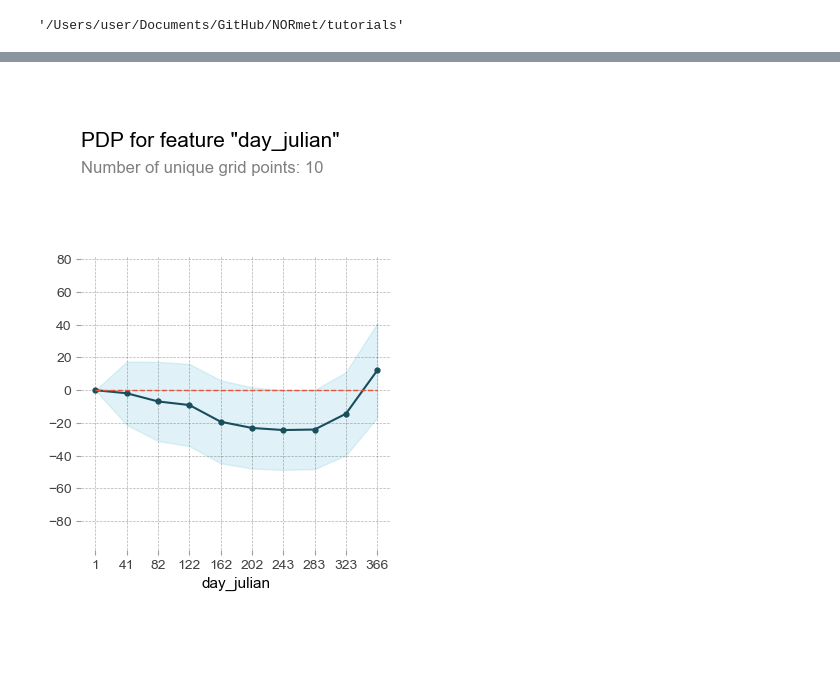
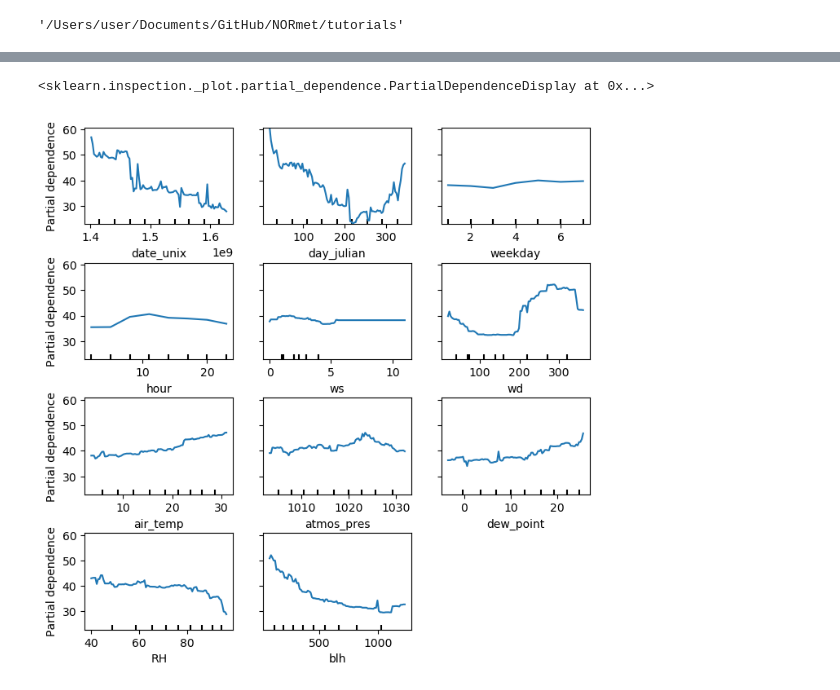
Before and after one commit to m-edal/normet, a Jupyter notebook: tutorials/Case1.ipynb, the cells around one changed output, grey strips where cells are left out. Saved outputs shown, nothing was run; the diff lists cells and outputs as text; code cells hidden in the pictures; blank space fills up the shorter version.

```diff
--- a/tutorials/Case1.ipynb
+++ b/tutorials/Case1.ipynb
@@ -119,5 +122,0 @@ from normet.pdp import partial_dependencies
-# %%
-pdp=partial_dependencies(automl, df,['date_unix','day_julian', 'weekday', 'hour',
-                                            'ws','wd', 'air_temp','atmos_pres', 'dew_point', 'RH'],
-                     variable=['date_unix','day_julian', 'weekday', 'hour',
-                                            'ws','wd', 'air_temp','atmos_pres', 'dew_point', 'RH'])
@@ -144,19 +122,0 @@ from pdpbox import pdp, get_dataset
-# %%
-feature_names=['date_unix','day_julian', 'weekday', 'hour','ws', 'wd','air_temp', 'atmos_pres', 'dew_point', 'RH']
-plot_params = {
-    'title_fontsize': 15,
-    'subtitle_fontsize': 12,
-    'contour_color':  'white',
-    'font_family': 'Arial',
-    'cmap': 'viridis',
-    'inter_fill_alpha': 0.8,
-    'inter_fontsize': 9}
-pdp_A=pdp.pdp_isolate(model=automl,
-                           dataset=df,
-                           model_features=['date_unix','day_julian', 'weekday', 'hour','ws', 'wd','air_temp', 'atmos_pres', 'dew_point', 'RH'],
-                           feature='day_julian')
-fig, axes = pdp.pdp_plot(pdp_isolate_out=pdp_A,feature_name='day_julian', center=True,
-                         x_quantile=True, ncols=1,plot_lines=False, frac_to_plot=100,plot_params=plot_params,
-                         figsize=(4, 6))
-# %% [output]
-[figure, removed]
@@ -162,0 +127,5 @@ fig, axes = pdp.pdp_plot(pdp_isolate_out=pdp_A,feature_name='day_julian', center
+# %%
+pdp.pdp_plot(automl, df, feature_names=all_features,figsize=(8,8),hspace=0.4)
+# %% [output]
+<sklearn.inspection._plot.partial_dependence.PartialDependenceDisplay at 0x...>
+[figure, added]
```
Also changed, not shown: parts of 24 cells of this notebook, 2 other files.
